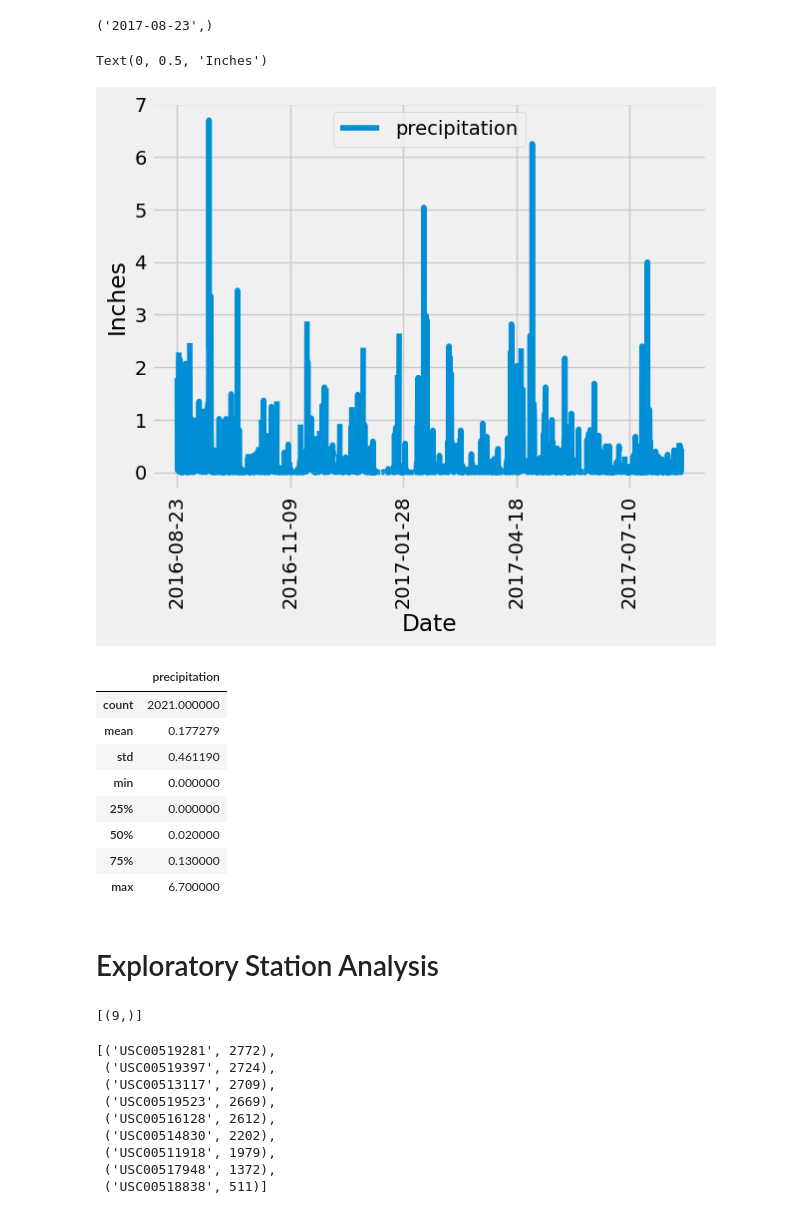
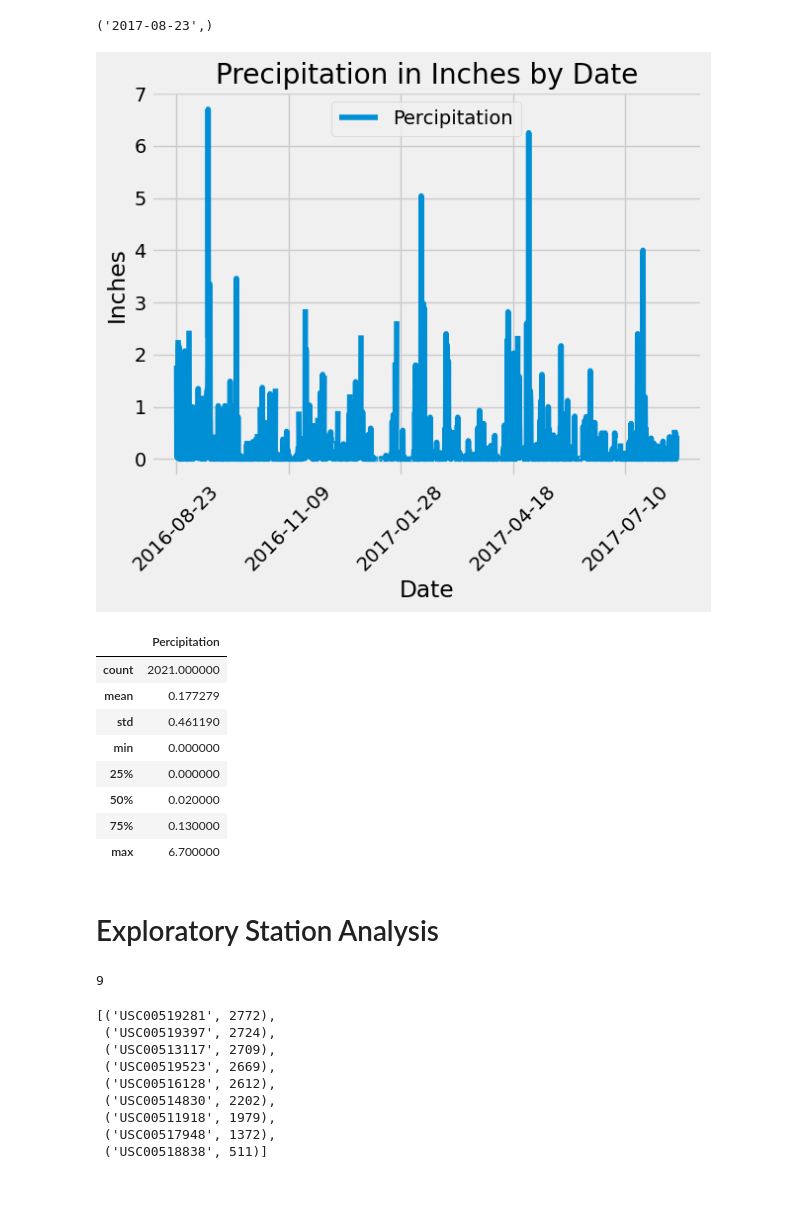
Before and after one commit to AdriannaDJ/sqlalchemy_challenge, a Jupyter notebook: climate_starter.ipynb, the cells around one changed output. Cells and saved outputs as stored; diff of their text form; code cells hidden in the pictures.

```diff
--- a/climate_starter.ipynb
+++ b/climate_starter.ipynb
@@ -30,8 +30,8 @@ Base.classes.keys()
 ['measurement', 'station']
 # %%
 # Save references to each table
-measurement = Base.classes.measurement
-station = Base.classes.station
+Measurement = Base.classes.measurement
+Station = Base.classes.station
 # %%
 # Create our session (link) from Python to the DB
 session = Session(engine)
@@ -39,35 +39,47 @@ session = Session(engine)
 # Exploratory Precipitation Analysis
 # %%
 # Find the most recent date in the data set.
-most_recent_date = session.query(measurement.date).order_by(desc(measurement.date)).limit(1)
-
-for row in most_recent_date:
-    print(row)
+most_recent_date = session.query(Measurement.date).order_by(desc(Measurement.date)).first()
+print(most_recent_date)
 # %% [output]
 ('2017-08-23',)
 # %%
 # Design a query to retrieve the last 12 months of precipitation data and plot the results.
 # Starting from the most recent data point in the database.
 
 # Calculate the date one year from the last date in data set.
+# change to datetime datatype
+most_recent_date_str = most_recent_date[0]
+most_recent_date_obj = dt.datetime.strptime(most_recent_date_str, "%Y-%m-%d").date()
+one_year_ago = (most_recent_date_obj - dt.timedelta(days=365))
+# print(one_year_ago)
 
-# Perform a query to retrieve the data and precipitation scores
-
+# Perform a query to retrieve the data (date) and precipitation scores (prcp)
+prcp_data = session.query(Measurement.date, Measurement.prcp).filter(Measurement.date >= one_year_ago).all()
+# print(prcp_data)
 
 # Save the query results as a Pandas DataFrame. Explicitly set the column names
-
+prcp_data_df = pd.DataFrame(prcp_data, columns= ['Date', 'Percipitation'])
+prcp_data_df.set_index(prcp_data_df['Date'], inplace=True)
 
 # Sort the dataframe by date
-
+sorted_prcp_data = prcp_data_df.sort_index()
+# print(sorted_prcp_data)
 
 # Use Pandas Plotting with Matplotlib to plot the data
+sorted_prcp_data.plot()
+plt.xlabel('Date')
+plt.ylabel('Inches')
+plt.title('Precipitation in Inches by Date')
+plt.xticks(rotation=45)
+plt.show()
 # %% [output]
-Text(0, 0.5, 'Inches')
-[figure, old version]
+[figure, new version]
 # %%
 # Use Pandas to calculate the summary statistics for the precipitation data
+sorted_prcp_data.describe()
 # %% [output]
-|  | precipitation |
+|  | Percipitation |
 | count | 2021.000000 |
 | mean | 0.177279 |
 | std | 0.461190 |
@@ -80,8 +92,13 @@ Text(0, 0.5, 'Inches')
 # Exploratory Station Analysis
 # %%
 # Design a query to calculate the total number of stations in the dataset
+# num_stations = session.query(Station.station).count()
+# num_stations
+
+num_stations = session.query(Measurement.station).distinct().count()
+num_stations
 # %% [output]
-[(9,)]
+9
 # %%
 # Design a query to find the most active stations (i.e. which stations have the most rows?)
 # List the stations and their counts in descending order.
```
Also changed, not shown: parts of 3 cells of this notebook.
